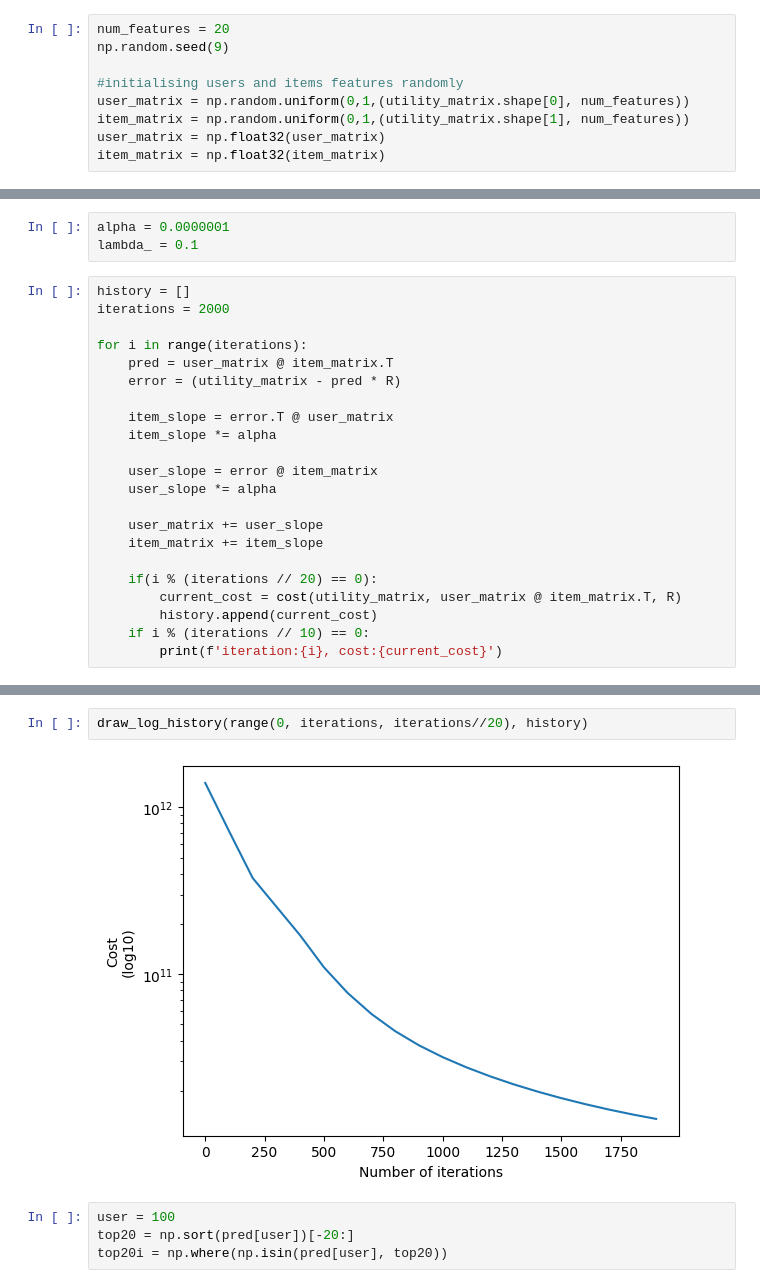
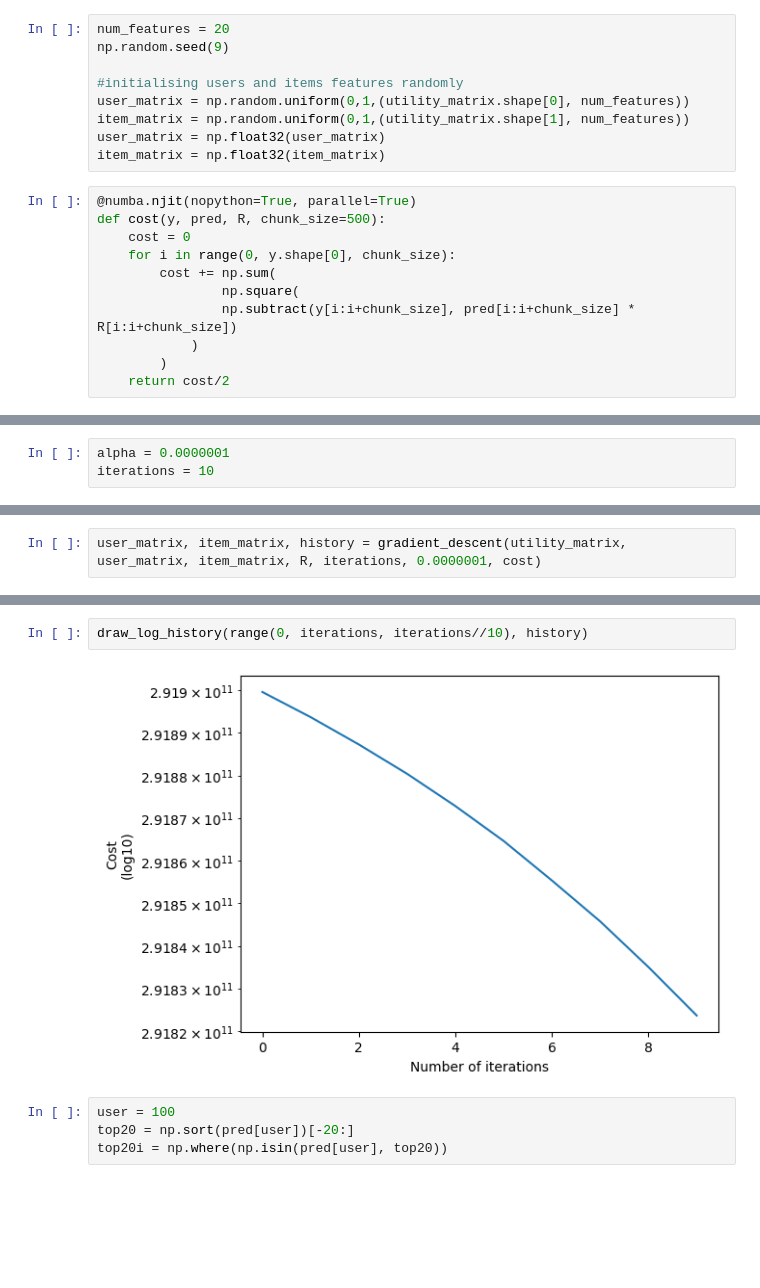
Before and after one commit to haydnllh/Game_recommender, a Jupyter notebook: game_recommender.ipynb, the cells around one changed output, grey strips where cells are left out. Drawn from its saved outputs; the diff is of its cells as text; blank space fills up the shorter version.

```diff
--- a/game_recommender.ipynb
+++ b/game_recommender.ipynb
@@ -31,6 +32,17 @@ user_matrix = np.random.uniform(0,1,(utility_matrix.shape[0], num_features))
 item_matrix = np.random.uniform(0,1,(utility_matrix.shape[1], num_features))
 user_matrix = np.float32(user_matrix)
 item_matrix = np.float32(item_matrix)
+# %%
+@numba.njit(nopython=True, parallel=True)
+def cost(y, pred, R, chunk_size=500):
+    cost = 0
+    for i in range(0, y.shape[0], chunk_size):
+        cost += np.sum(
+                np.square(
+                np.subtract(y[i:i+chunk_size], pred[i:i+chunk_size] * R[i:i+chunk_size])
+            )
+        )
+    return cost/2
 # %%
 pred = user_matrix @ item_matrix.T
 cost(utility_matrix, pred, R)
@@ -39,25 +77,3 @@ cost(utility_matrix, pred, R)
 # %%
 alpha = 0.0000001
-lambda_ = 0.1
+iterations = 10
-# %%
-history = []
-iterations = 2000
-
-for i in range(iterations):
-    pred = user_matrix @ item_matrix.T
-    error = (utility_matrix - pred * R)
-
-    item_slope = error.T @ user_matrix
-    item_slope *= alpha
-
-    user_slope = error @ item_matrix
-    user_slope *= alpha
-
-    user_matrix += user_slope
-    item_matrix += item_slope
-
-    if(i % (iterations // 20) == 0):
-        current_cost = cost(utility_matrix, user_matrix @ item_matrix.T, R)
-        history.append(current_cost)
-    if i % (iterations // 10) == 0:
-        print(f'iteration:{i}, cost:{current_cost}')
@@ -74,0 +80,2 @@ iteration:1800, cost:14437238402.60733
+# %%
+user_matrix, item_matrix, history = gradient_descent(utility_matrix, user_matrix, item_matrix, R, iterations, 0.0000001, cost)
@@ -79,7 +95,7 @@ draw_history(range(0, iterations, iterations//20), history)
 # %%
-draw_log_history(range(0, iterations, iterations//20), history)
+draw_log_history(range(0, iterations, iterations//10), history)
 # %% [output]
-[figure, old version]
+[figure, new version]
 # %%
 user = 100
 top20 = np.sort(pred[user])[-20:]
```
Also changed, not shown: parts of 12 cells of this notebook, 1 other file.
